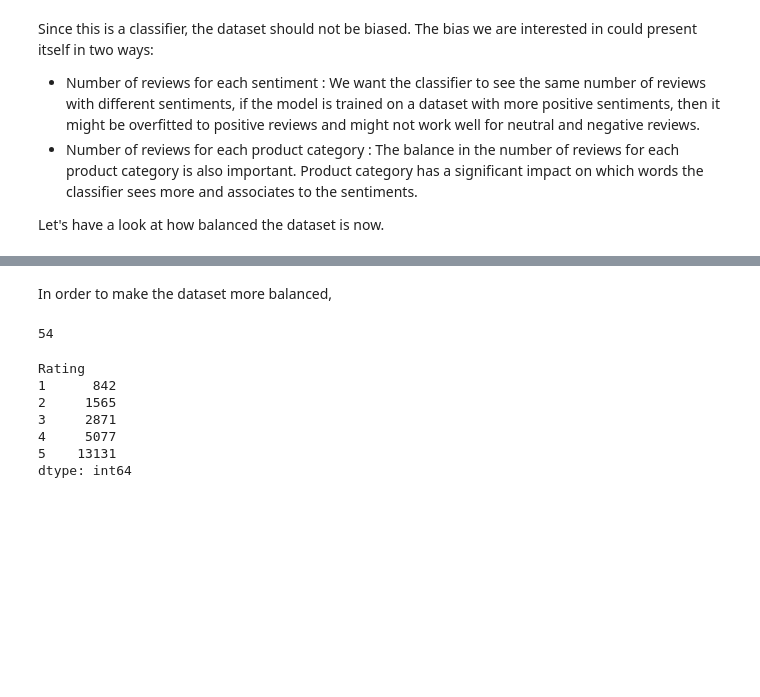
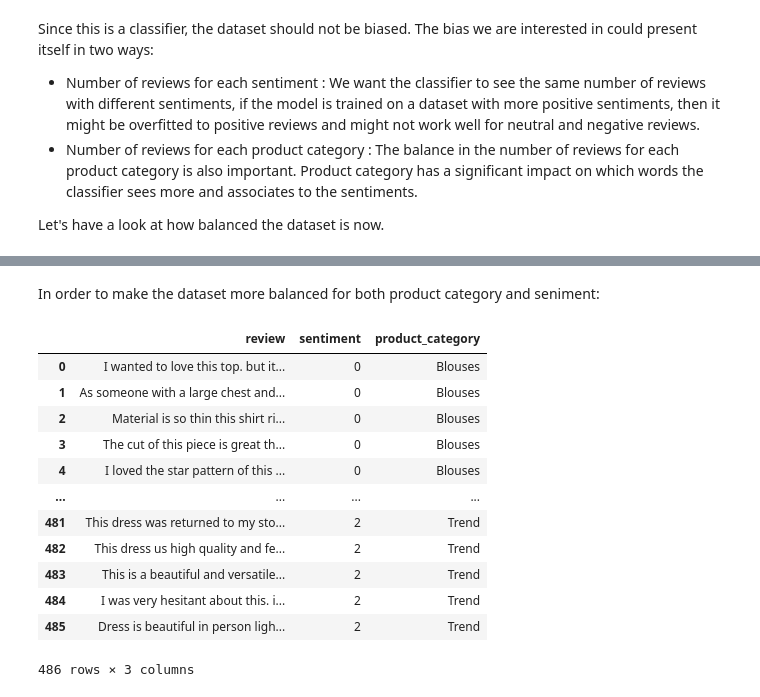
Before and after one commit to imanr76/Sentiment-Analysis, a Jupyter notebook: Data_Preparation.ipynb, the cells around one changed output, grey strips where cells are left out. Cells and saved outputs as stored; diff of their text form; code cells hidden in the pictures; blank space fills up the shorter version.

```diff
--- a/Data_Preparation.ipynb
+++ b/Data_Preparation.ipynb
@@ -137,18 +171,22 @@ No artists with labels found to put in legend.  Note that artists whose label st
 # %% [markdown]
-In order to make the dataset more balanced,
+In order to make the dataset more balanced for both product category and seniment:
-# %%
-data_transformed_grouped["count"].min()
-#data_transformed_balanced = data_transformed
-len(data_transformed_grouped)
-# %% [output]
-54
-# %%
-data_grouped.size()
-# %% [output]
-Rating
-1      842
-2     1565
-3     2871
-4     5077
-5    13131
-dtype: int64
+# %%
+data_transformed_grouped_for_balance = data_transformed.groupby(["sentiment", "product_category"])[["review","sentiment", "product_category"]]
+data_transformed_balanced_both = data_transformed_grouped_for_balance.apply(lambda x: \
+                                x.sample(data_transformed.groupby(["sentiment", "product_category"]).size().min()))\
+                                .reset_index(drop = True)
+data_transformed_balanced_both
+# %% [output]
+|  | review | sentiment | product_category |
+| 0 | I wanted to love this top. but it... | 0 | Blouses |
+| 1 | As someone with a large chest and... | 0 | Blouses |
+| 2 | Material is so thin this shirt ri... | 0 | Blouses |
+| 3 | The cut of this piece is great th... | 0 | Blouses |
+| 4 | I loved the star pattern of this ... | 0 | Blouses |
+| ... | ... | ... | ... |
+| 481 | This dress was returned to my sto... | 2 | Trend |
+| 482 | This dress us high quality and fe... | 2 | Trend |
+| 483 | This is a beautiful and versatile... | 2 | Trend |
+| 484 | I was very hesitant about this. i... | 2 | Trend |
+| 485 | Dress is beautiful in person ligh... | 2 | Trend |
+486 rows × 3 columns
```
Also changed, not shown: parts of 27 cells of this notebook, 19 other files.
